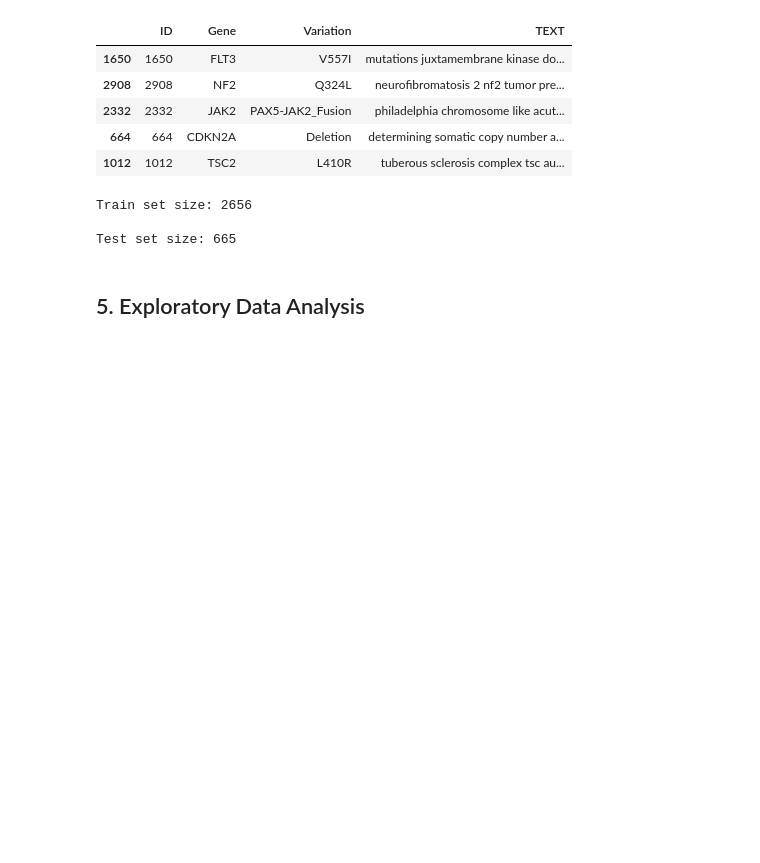
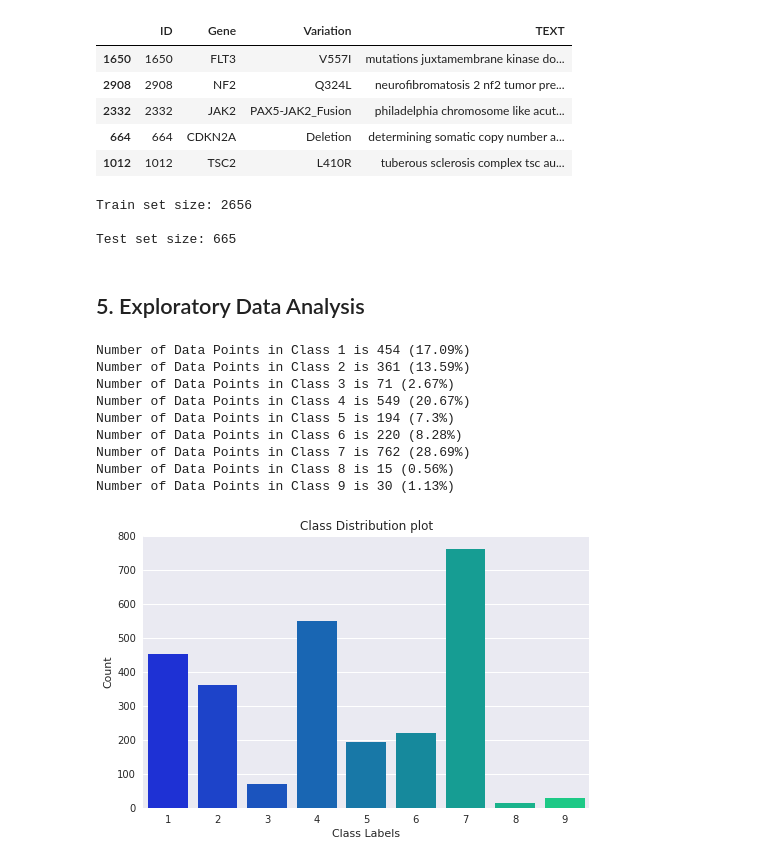
Before and after one commit to sradheya99/Cancer-Diagnosis, a Jupyter notebook: Cancer Diagnosis/CancerDiagnosis.ipynb, the cells around one changed output. Drawn from its saved outputs; the diff is of its cells as text; code cells hidden in the pictures; blank space fills up the shorter version.

```diff
--- a/Cancer Diagnosis/CancerDiagnosis.ipynb
+++ b/Cancer Diagnosis/CancerDiagnosis.ipynb
@@ -228,6 +227,19 @@ def distribution_plot(classes, freq_counts):
     plt.xlabel('Class Labels')
     plt.ylabel('Count')
     plt.show()
+# %%
+distribution_check(train_y)
+# %% [output]
+Number of Data Points in Class 1 is 454 (17.09%)
+Number of Data Points in Class 2 is 361 (13.59%)
+Number of Data Points in Class 3 is 71 (2.67%)
+Number of Data Points in Class 4 is 549 (20.67%)
+Number of Data Points in Class 5 is 194 (7.3%)
+Number of Data Points in Class 6 is 220 (8.28%)
+Number of Data Points in Class 7 is 762 (28.69%)
+Number of Data Points in Class 8 is 15 (0.56%)
+Number of Data Points in Class 9 is 30 (1.13%)
+[figure, added]
 # %%
 distribution_check(test_y)
 # %% [output]
```
Also changed, not shown: parts of 5 cells of this notebook.
